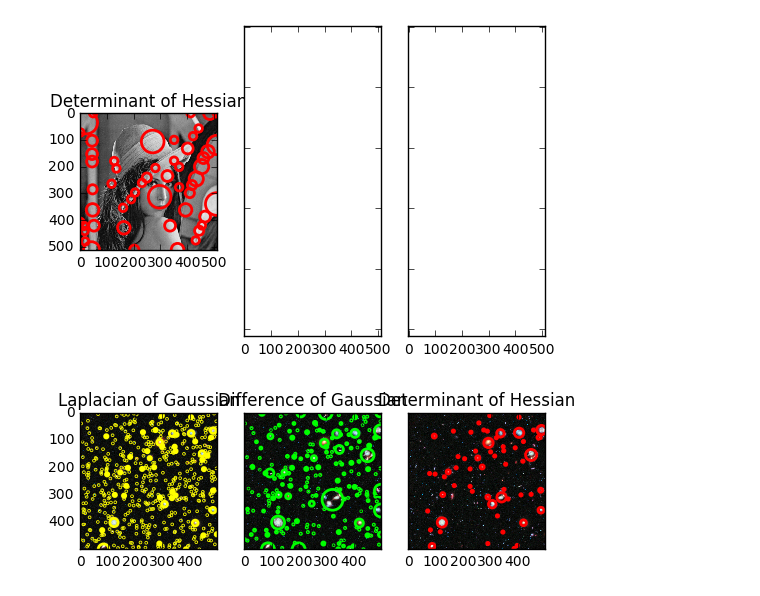
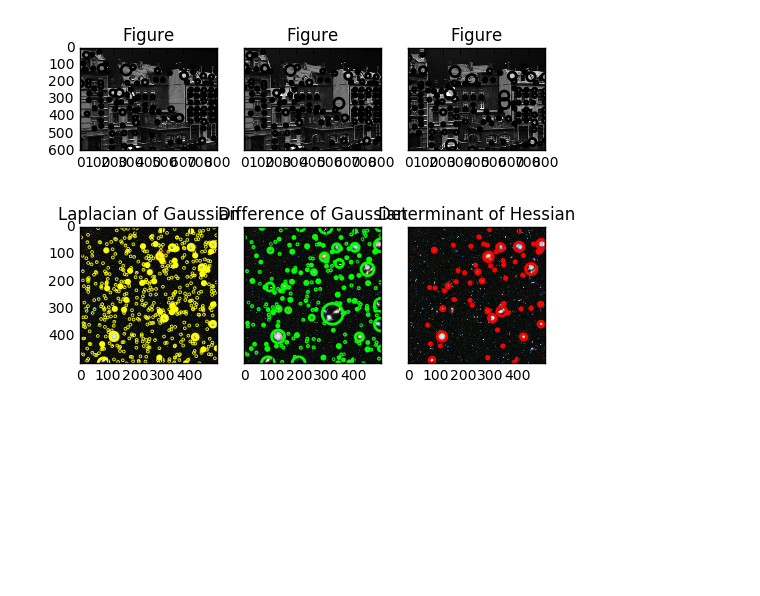
Before and after one commit to Jegp/vip, a Jupyter notebook: assignment2/assignment02.ipynb, the cells around one changed output. Saved outputs shown, nothing was run; the diff lists cells and outputs as text; code cells hidden in the pictures; blank space fills up the shorter version.

Commit message:
Added feature detection of first images

```diff
--- a/assignment2/assignment02.ipynb
+++ b/assignment2/assignment02.ipynb
@@ -24,24 +15,28 @@ imshow(corner_harris(lenna),cmap='gray')
+# %%
+img1 = data.imread("Img001_diffuse_smallgray.png")
+img1 = rgb2gray(img1)
+img2 = data.imread("Img002_diffuse_smallgray.png")
+img2 = rgb2gray(img2)
+img3 = data.imread("Img009_diffuse_smallgray.png")
+img3 = rgb2gray(img3)
 # %%
-lenna = rgb2gray(lenna)
-log = blob_log(lenna,threshold=0.1,min_sigma=10,max_sigma=30)
-log[:, 2] = log[:, 2] * sqrt(2)
-
-
-
 fig,axes = plt.subplots(1, 3, sharex=True, sharey=True, subplot_kw={'adjustable':'box-forced'})
 axes = axes.ravel()
-ax = axes[0]
-axes = axes[1:]
-ax.set_title(title)
-ax.imshow(lenna, interpolation='nearest',cmap='gray')
-for blob in log:
-    y,x,r = blob
-    c = plt.Circle((x, y), r, color=color, linewidth=2, fill=False)
-    ax.add_patch(c)
+
+for img in [img1, img2, img3]:
+    log = blob_log(img, threshold=0.1, min_sigma=10, max_sigma=30)
+    ax = axes[0]
+    axes = axes[1:]
+    ax.set_title("Figure")
+    ax.imshow(img, interpolation='nearest',cmap='gray')
+    for blob in log:
+        y,x,r = blob
+        c = plt.Circle((x, y), r, linewidth=2, fill=False)
+        ax.add_patch(c)
 
 plt.show()
 # %% [output]
-[figure, old version]
+[figure, new version]
 # %%
 from matplotlib import pyplot as plt
 from skimage import data
```
Also changed, not shown: parts of 2 cells of this notebook, 1 other file.
